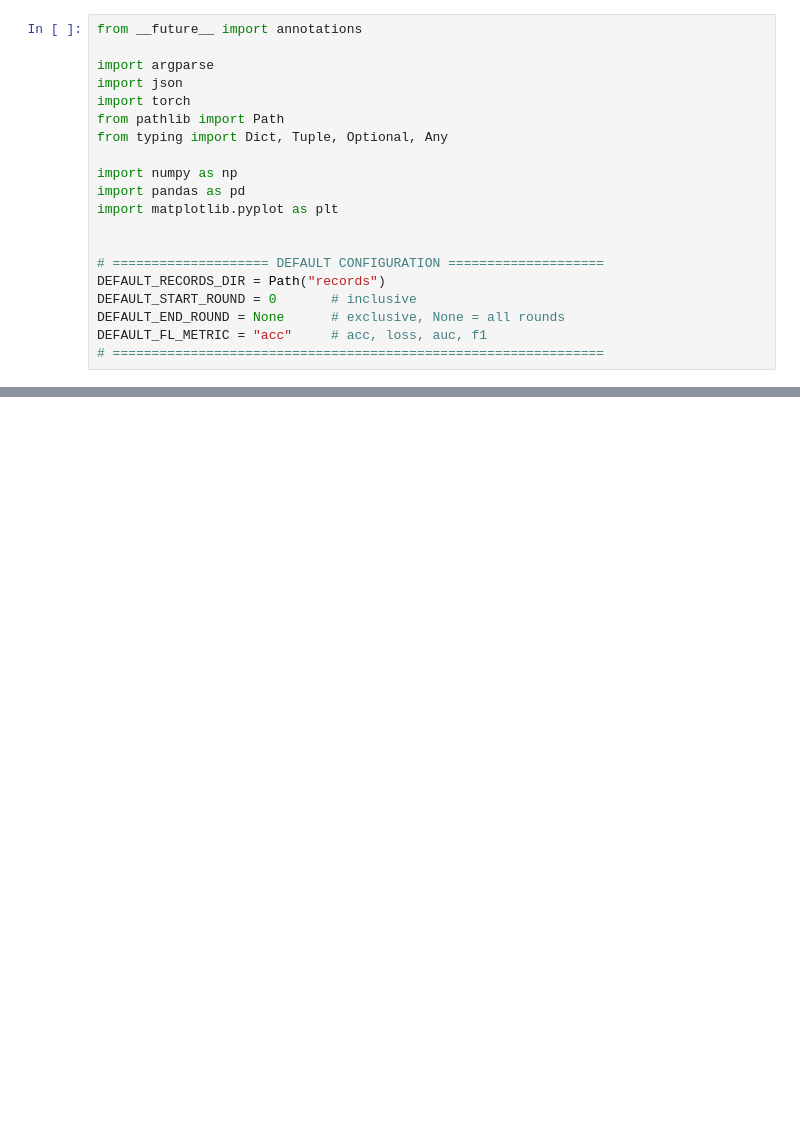
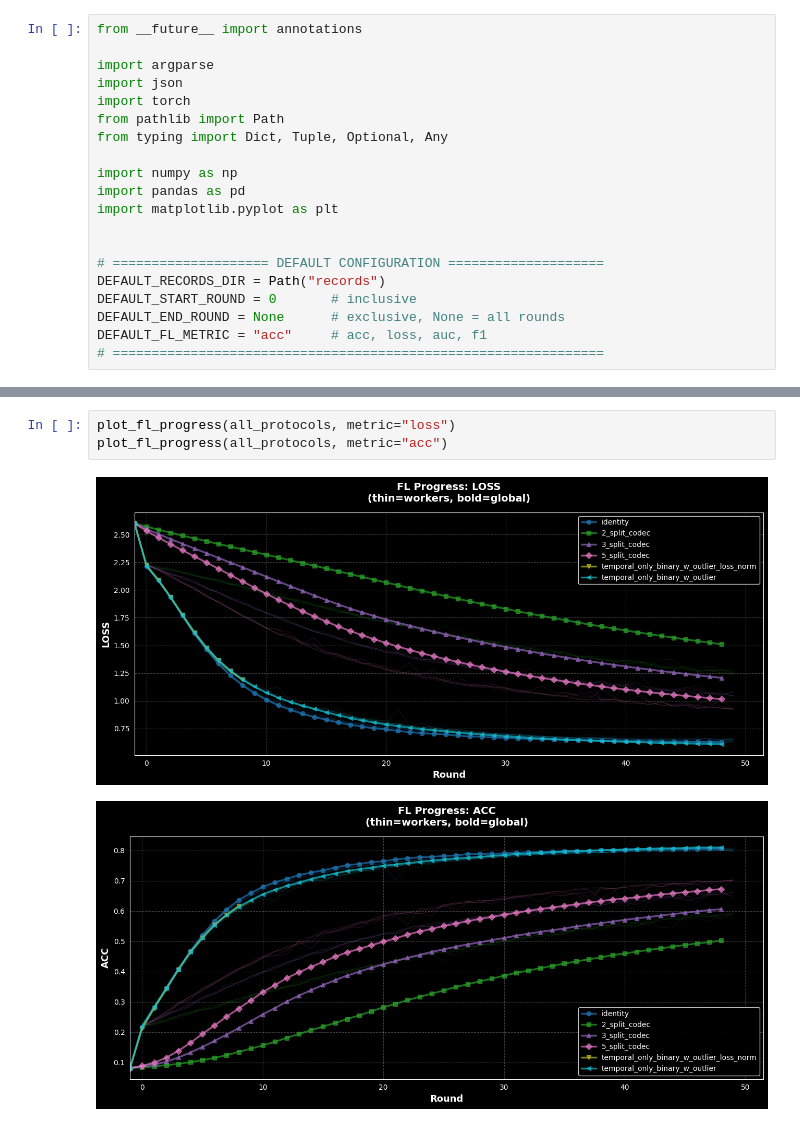
Before and after one commit to HosseinOutward/VUB-ACS-25_Thesis, a Jupyter notebook: FL_code/experiments/records_analysis.ipynb, the cells around one changed output, grey strips where cells are left out. Saved outputs shown, nothing was run; the diff lists cells and outputs as text; blank space fills up the shorter version.

```diff
--- a/FL_code/experiments/records_analysis.ipynb
+++ b/FL_code/experiments/records_analysis.ipynb
@@ -268,0 +254,6 @@ plot_rate_distortion_progress(
+# %%
+plot_fl_progress(all_protocols, metric="loss")
+plot_fl_progress(all_protocols, metric="acc")
+# %% [output]
+[figure, added]
+[figure, added]
```
Also changed, not shown: parts of 5 cells of this notebook, 6 other files.
